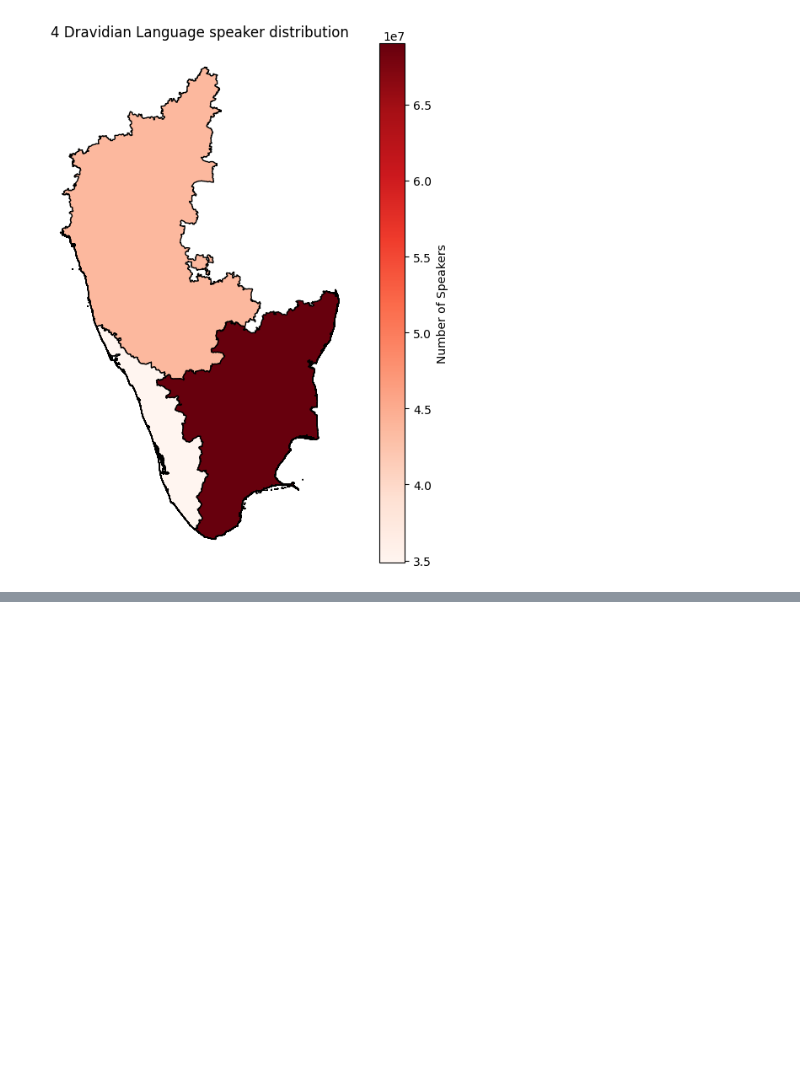
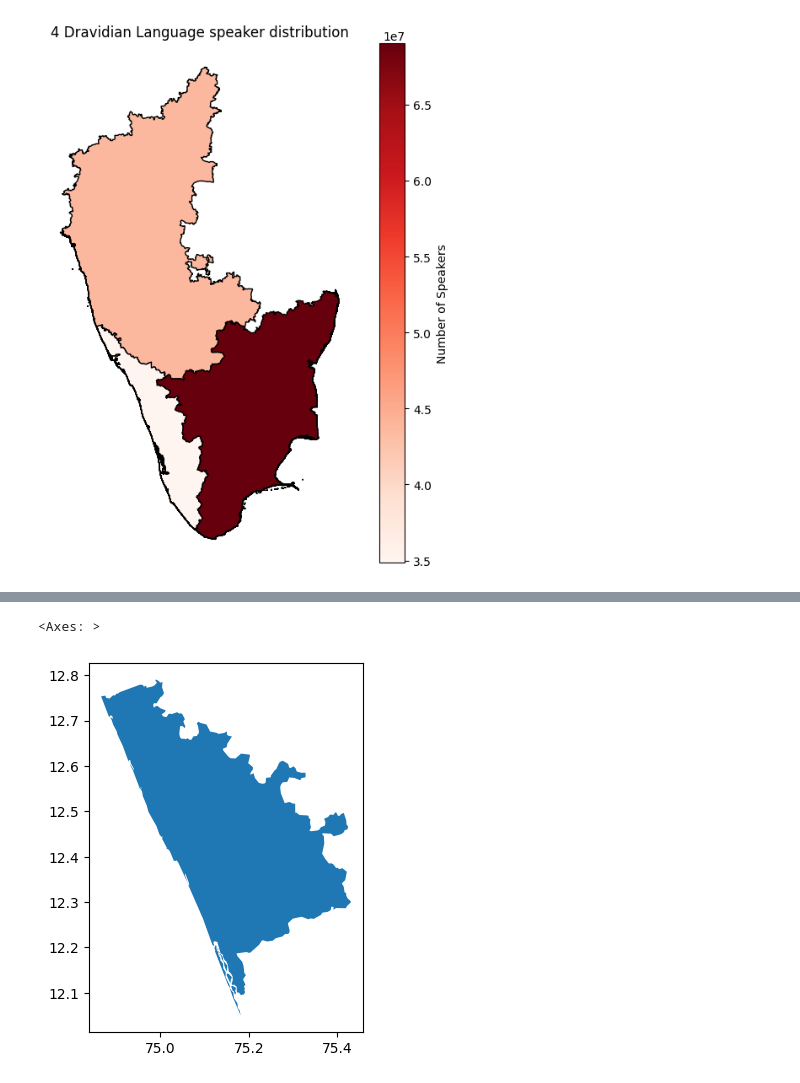
Before and after one commit to squishridyvi/Geographical-Distribution-Mapping-of-Dravidian-Languages-, a Jupyter notebook: Geographical Distribution of Dravidian Languages.ipynb, the cells around one changed output, grey strips where cells are left out. Saved outputs shown, nothing was run; the diff lists cells and outputs as text; code cells hidden in the pictures; blank space fills up the shorter version.

```diff
--- a/Geographical Distribution of Dravidian Languages.ipynb
+++ b/Geographical Distribution of Dravidian Languages.ipynb
@@ -197,3 +199,8 @@ ax.set_axis_off()
 plt.show()
 # %% [output]
 [figure]
+# %%
+### Now what I want to do is get district level shapefiles, need to search GADM - Natural Earth - Datameet and find a json file
+
+## json file found
+districts = gpd.read_file("gadm41_IND_2.json")
@@ -199,0 +307,4 @@ plt.show()
+# %%
+## now to take information specifically from kasaragod shape file
+kasaragod = districts[(districts["NAME_1"] == "Kerala") & (districts["NAME_2"]=="Kasaragod")]
+kasaragod
@@ -199,0 +314,6 @@ plt.show()
+# %%
+# plotted kasaragod district in kerala (top-most district)
+kasaragod.plot()
+# %% [output]
+<Axes: >
+[figure, added]
```
Also changed, not shown: parts of 16 cells of this notebook.
